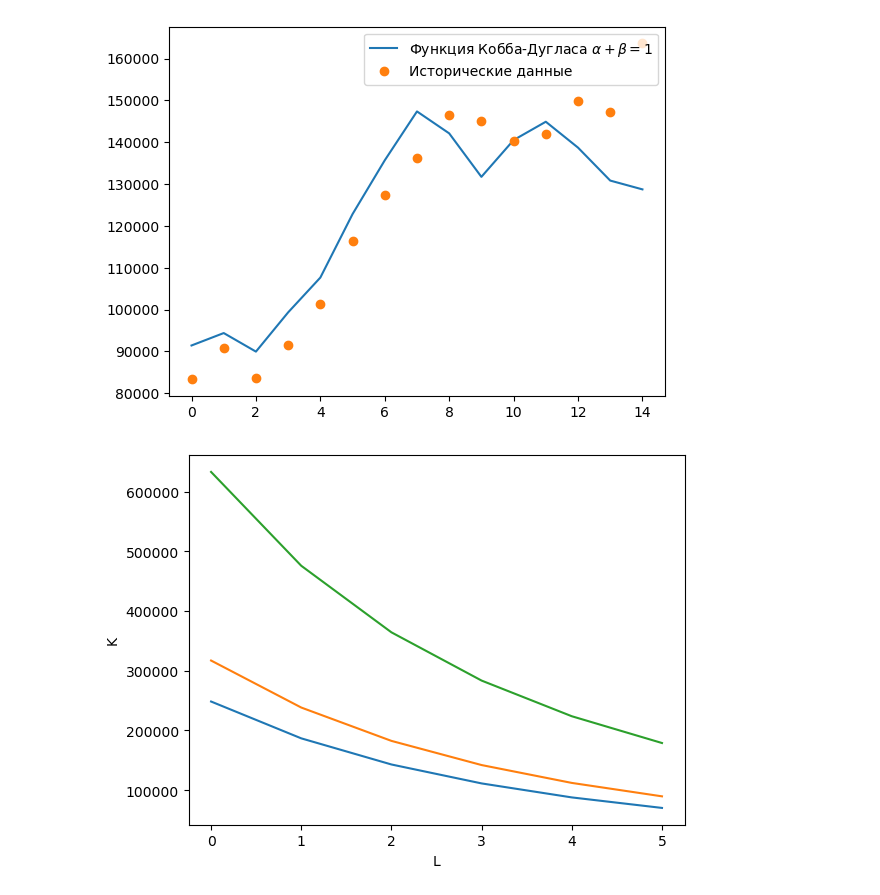
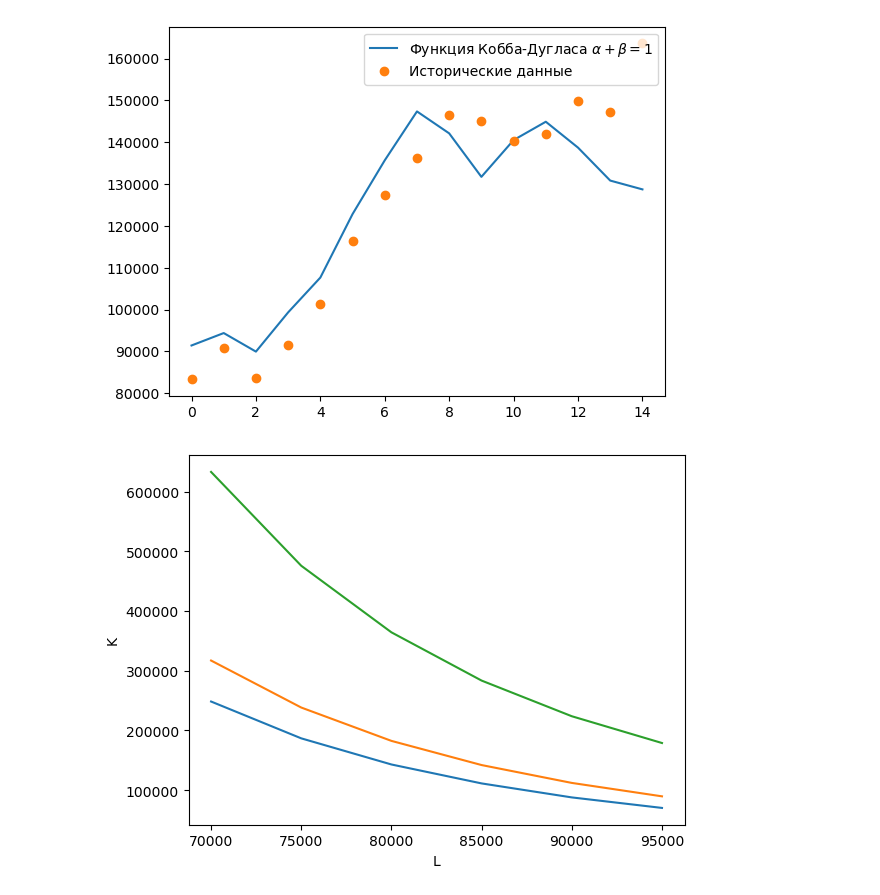
Before and after one commit to AlexanderTitilin/unecon_5_semester, a Jupyter notebook: mat_mod/prac1/Cobb-Douglas.ipynb, the cells around one changed output. Saved outputs shown, nothing was run; the diff lists cells and outputs as text; code cells hidden in the pictures.

```diff
--- a/mat_mod/prac1/Cobb-Douglas.ipynb
+++ b/mat_mod/prac1/Cobb-Douglas.ipynb
@@ -29,5 +29,5 @@ df
 # %%
-Y = df[df.columns[1]][1::].to_numpy(dtype="int")
+Y = df[df.columns[1]][1::].dropna().to_numpy(dtype="int")
 # %%
 Y
 # %% [output]
@@ -108,10 +108,11 @@ iso3 = isokvanta(Y[5])
 # %%
 plt.plot([iso1(Li) for Li in np.arange(70000,100000,5000)])
 plt.plot([iso2(Li) for Li in np.arange(70000,100000,5000)])
 plt.plot([iso3(Li) for Li in np.arange(70000,100000,5000)])
+plt.xticks(np.arange(6),np.arange(70000,100000,5000))
 plt.xlabel("L")
 plt.ylabel("K")
 plt.savefig("cobb-douglas3.pdf", format="pdf", bbox_inches="tight")
 plt.show()
 # %% [output]
-[figure, old version]
+[figure, new version]
```
Also changed, not shown: parts of 2 cells of this notebook, 2 other files.
